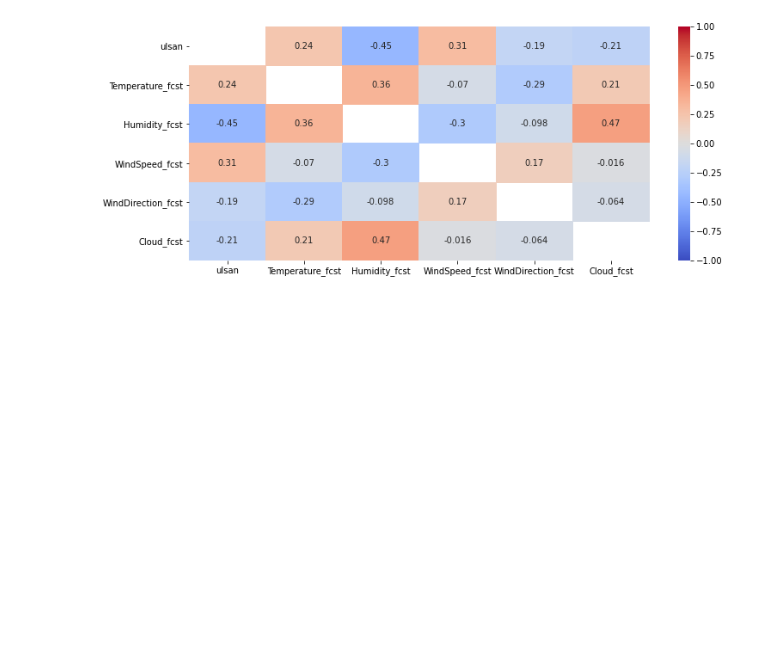
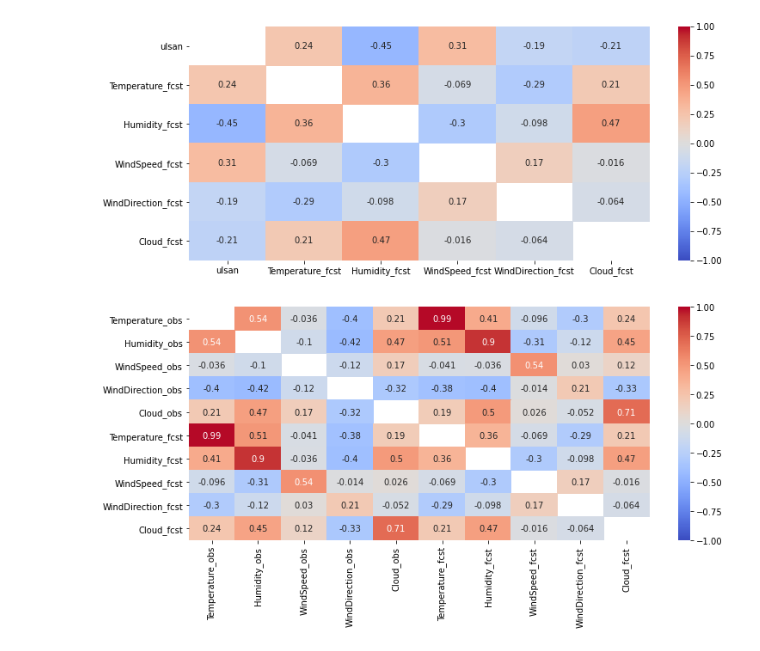
Before and after one commit to dongin1009/Solar_Predict, a Jupyter notebook: witt_preprocessing/EDA.ipynb, the cells around one changed output. Cells and saved outputs as stored; diff of their text form; code cells hidden in the pictures; blank space fills up the shorter version.

```diff
--- a/witt_preprocessing/EDA.ipynb
+++ b/witt_preprocessing/EDA.ipynb
@@ -88,3 +88,8 @@ show_corr_heatmap(ulsan_merged, ulsan_column_name+obs_column_name)
 show_corr_heatmap(ulsan_merged, ulsan_column_name+fcst_column_name)
 # %% [output]
 [figure]
+# %%
+# obs - fcst
+show_corr_heatmap(ulsan_merged, obs_column_name+fcst_column_name)
+# %% [output]
+[figure, added]
```
Also changed, not shown: 3 other files.
